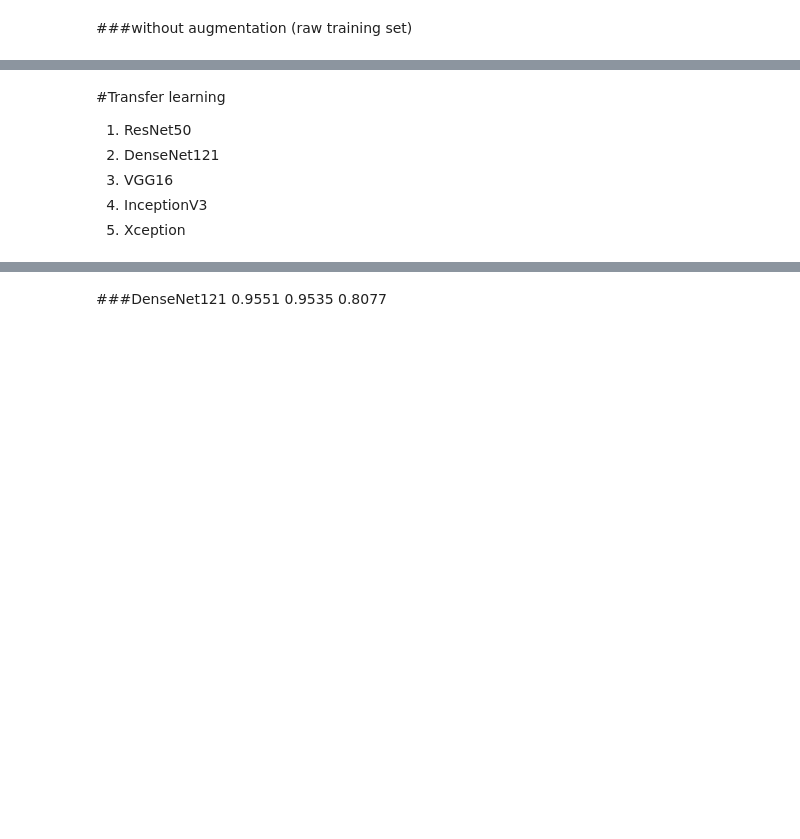
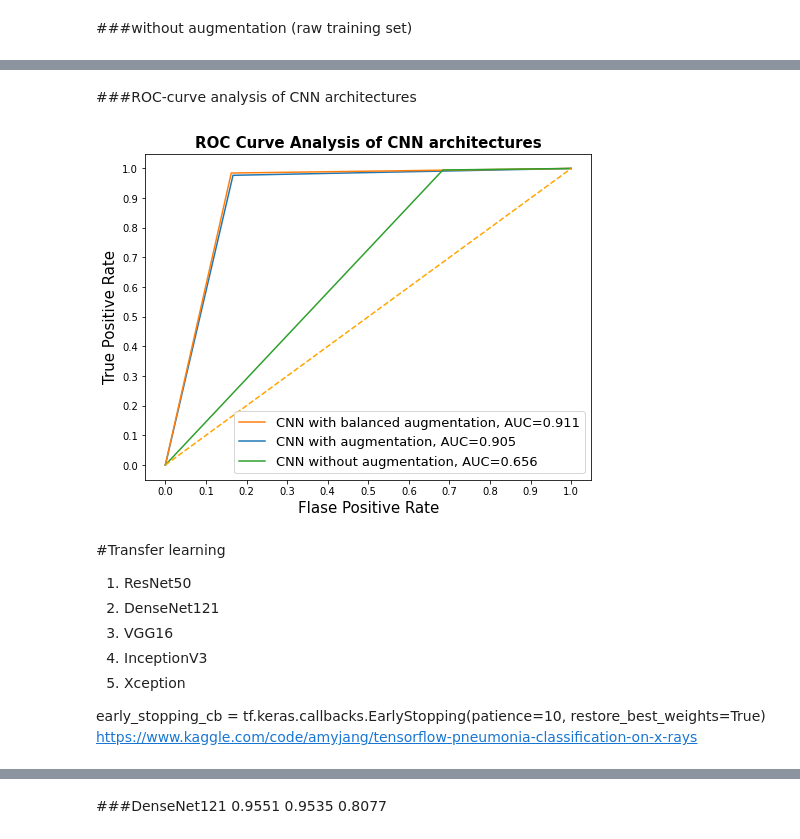
Before and after one commit to katehee/pneumonia-detection-in-X-ray-images, a Jupyter notebook: pneumonia.ipynb, the cells around one changed output, grey strips where cells are left out. Saved outputs shown, nothing was run; the diff lists cells and outputs as text; code cells hidden in the pictures; blank space fills up the shorter version.

```diff
--- a/pneumonia.ipynb
+++ b/pneumonia.ipynb
@@ -461,4 +477,48 @@ weighted avg       0.81      0.74      0.69       624
 [figure]
+# %% [markdown]
+###ROC-curve analysis of CNN architectures
+# %%
+#@title
+models = [model1, model2, model3]
+model_names = ["CNN with augmentation", "CNN with balanced augmentation", "CNN without augmentation"]
+from sklearn.metrics import roc_curve, roc_auc_score
+roc_results = pd.DataFrame(columns=['classifiers', 'fpr','tpr','auc'])
+
+for model in models:
+    ypred = np.round(model.predict(test_generator,steps=len(test_generator),verbose=0))
+    _, ytrue = test_generator.next()
+    fpr, tpr, _ = roc_curve(ytrue,ypred)
+    auc = roc_auc_score(ytrue, ypred)
+    roc_results = roc_results.append({'classifiers': model_names[models.index(model)],
+                                        'fpr':fpr,
+                                        'tpr':tpr,
+                                        'auc':auc}, ignore_index=True)
+
+roc_results.set_index('classifiers', inplace=True)
+
+fig = plt.figure(figsize=(8,6))
+
+for i in roc_results.index:
+    plt.plot(roc_results.loc[i]['fpr'],
+             roc_results.loc[i]['tpr'],
+             label="{}, AUC={:.3f}".format(i, roc_results.loc[i]['auc']))
+
+plt.plot([0,1], [0,1], color='orange', linestyle='--')
+
+plt.xticks(np.arange(0.0, 1.1, step=0.1))
+plt.xlabel("Flase Positive Rate", fontsize=15)
+
+plt.yticks(np.arange(0.0, 1.1, step=0.1))
+plt.ylabel("True Positive Rate", fontsize=15)
+
+plt.title('ROC Curve Analysis of CNN architectures', fontweight='bold', fontsize=15)
+handles, labels = plt.gca().get_legend_handles_labels()
+
+order = [1, 0, 2] #order by highest AUC score
+plt.legend([handles[idx] for idx in order],[labels[idx] for idx in order], loc='lower right', prop={'size':13})
+plt.show()
+# %% [output]
+[figure, added]
 # %% [markdown]
 #Transfer learning
 
@@ -467,3 +527,8 @@ weighted avg       0.81      0.74      0.69       624
 3. VGG16
 4. InceptionV3
 5. Xception
+
+
+early_stopping_cb = tf.keras.callbacks.EarlyStopping(patience=10,
+                                                     restore_best_weights=True)
+                                                     https://www.kaggle.com/code/amyjang/tensorflow-pneumonia-classification-on-x-rays
```
Also changed, not shown: parts of 38 cells of this notebook.
